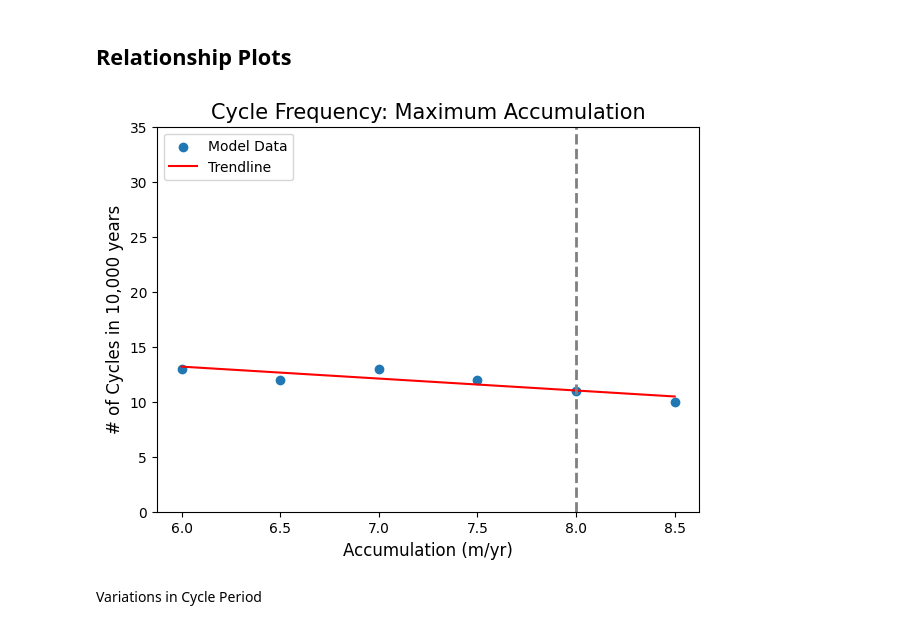
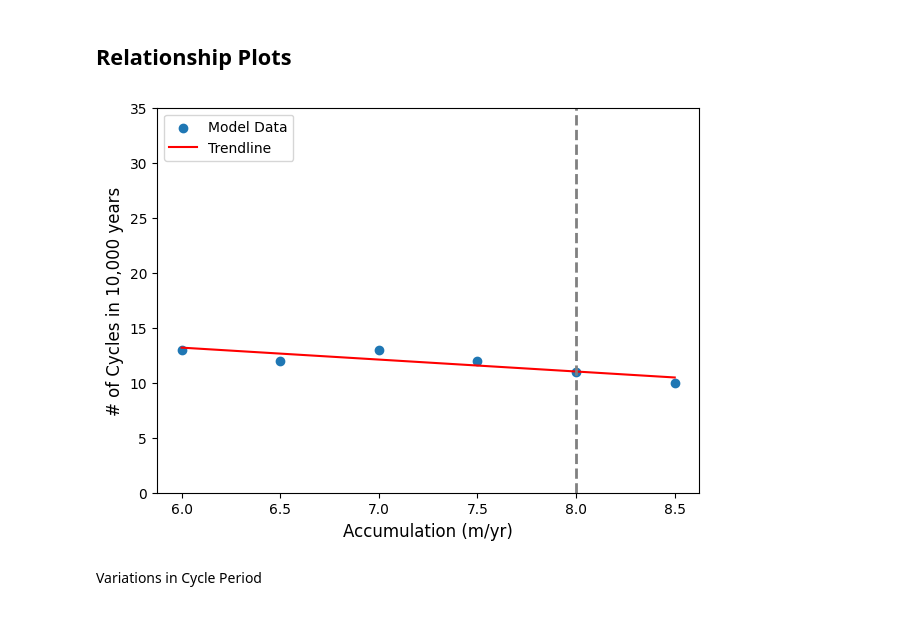
Before and after one commit to ktlix2ski/brinkmodeltest, a Jupyter notebook: Analysis/Amax_Tests.ipynb, the cells around one changed output. Saved outputs shown, nothing was run; the diff lists cells and outputs as text; code cells hidden in the pictures.

Commit message:
cleaning plots

```diff
--- a/Analysis/Amax_Tests.ipynb
+++ b/Analysis/Amax_Tests.ipynb
@@ -960,21 +960,21 @@ R_2_amax =r2_score(amax_cycles,p_amax(amaxs))
 # %%
 fig, ax1 = plt.subplots(figsize=(7,5))
 
-plt.title(title_amax_cycles, fontsize = 15)
+# plt.title(title_amax_cycles, fontsize = 15)
 plt.scatter(amaxs, amax_cycles, label = 'Model Data')
 plt.plot(amaxs, amax_y_trend, color='red', label='Trendline')
 # plt.text(0.02, 0.77, f'$R^2$: {R_2_amax:.2f}', transform=plt.gca().transAxes)
 # plt.text(0.02, 0.82, f'y = {amax_coeff[0]:.0f}(x) + ({amax_coeff[1]:.0f})', transform=plt.gca().transAxes)
 plt.axvline(x=8, color='gray', linestyle='--', linewidth=2)
 plt.xlabel("Accumulation (m/yr)", fontsize = 12)
 plt.ylabel("# of Cycles in 10,000 years", fontsize =12)
 plt.xticks(np.arange(6, 9, 0.5))
 plt.ylim(0,35)
 plt.legend()
 
-fig.savefig("/media/kayatroyer/KayaDrive/Thesis/Figures/Results/ModelPlots/Amax/Relationship_Plots/#ofCycles_Amax.svg", format ="svg", bbox_inches='tight')
+fig.savefig("/media/kayatroyer/KayaDrive/Thesis/Figures/FinalFigures/Amax_Cycles.svg", format ="svg", bbox_inches='tight')
 # %% [output]
-[figure, old version]
+[figure, new version]
 # %% [markdown]
 Variations in Cycle Period
 # %%
```
Also changed, not shown: parts of 4 cells of this notebook, 3 other files.
